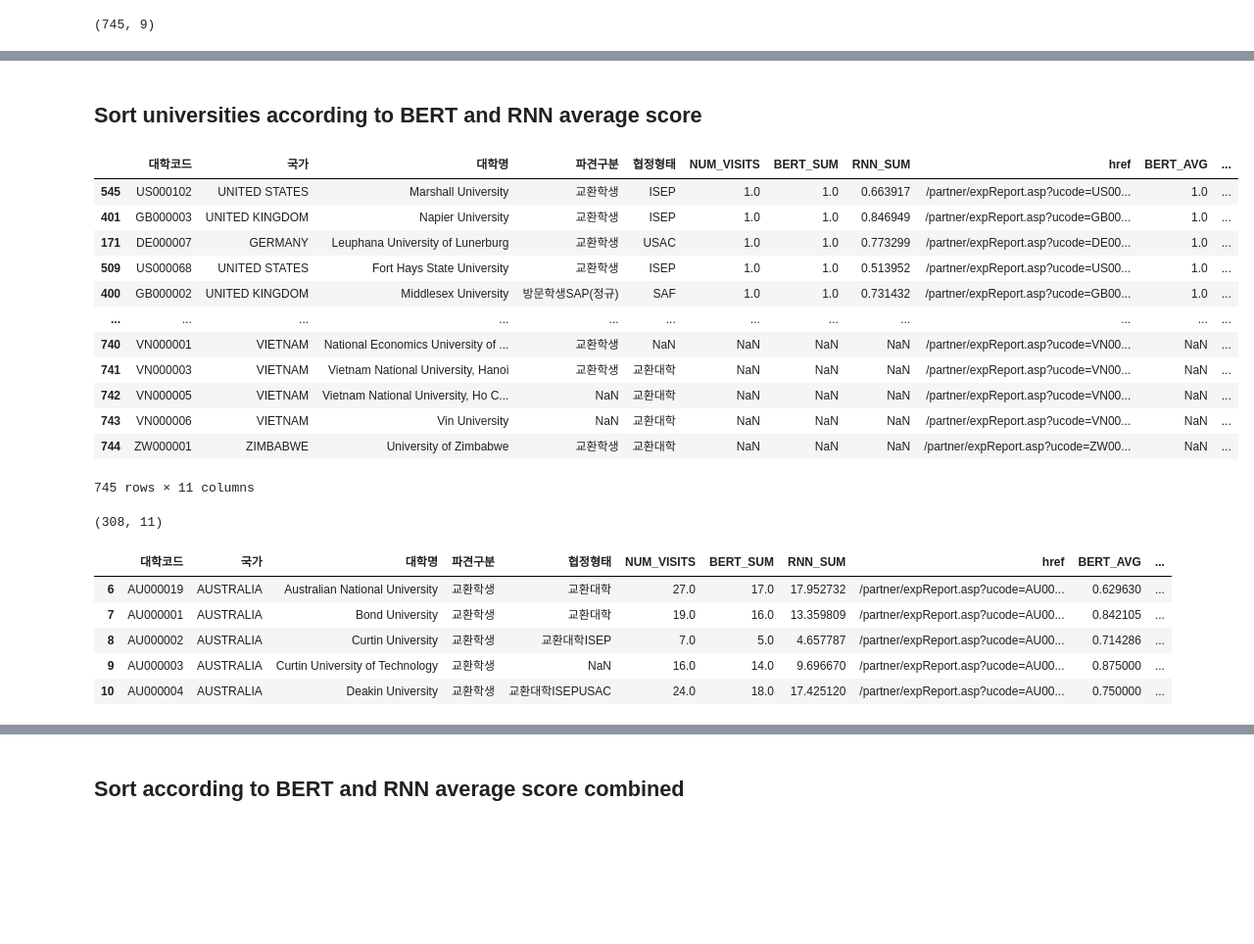
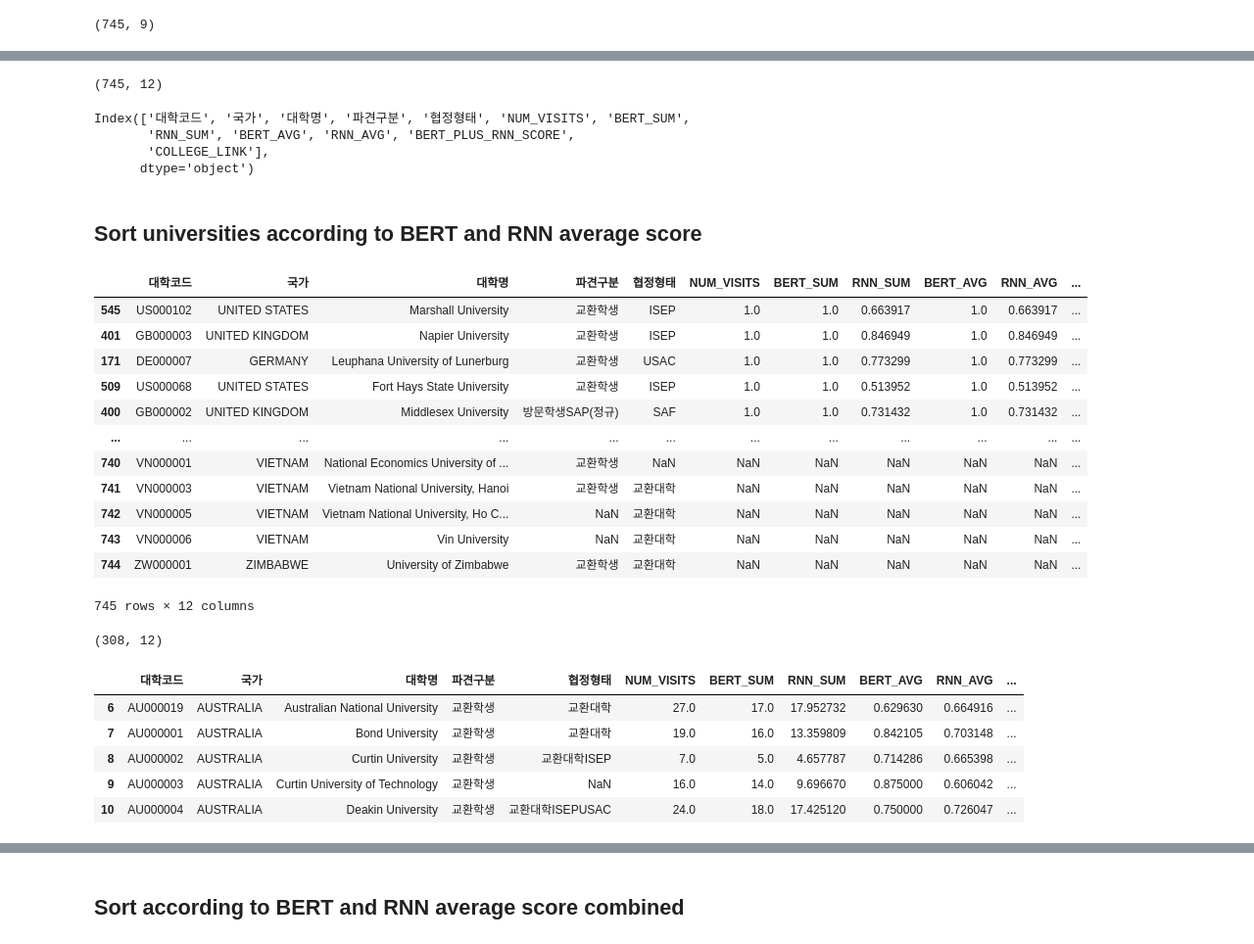
Before and after one commit to snoop2head/yonsei-exchange-program, a Jupyter notebook: wrangle_dataset.ipynb, the cells around one changed output, grey strips where cells are left out. Shown at 98% size. Drawn from its saved outputs; the diff is of its cells as text; code cells hidden in the pictures; blank space fills up the shorter version.

Commit message:
update college link and switch order of columns

```diff
--- a/wrangle_dataset.ipynb
+++ b/wrangle_dataset.ipynb
@@ -340,3 +309,7 @@ df_univ_wrangled = df_univ_wrangled.drop_duplicates()
 df_univ_wrangled.shape
 # %% [output]
 (745, 9)
+# %%
+df_univ_wrangled.rename(columns = {'href':'COLLEGE_LINK'}, inplace = True)
+# %%
+df_univ_wrangled["COLLEGE_LINK"] = "http://oia.yonsei.ac.kr" + df_univ_wrangled["COLLEGE_LINK"].astype(str)
@@ -342,0 +323,2 @@ df_univ_wrangled.shape
+# %%
+df_univ_wrangled = df_univ_wrangled[['대학코드', '국가', '대학명', '파견구분', '협정형태', 'NUM_VISITS', 'BERT_SUM', 'RNN_SUM', 'BERT_AVG', 'RNN_AVG','BERT_PLUS_RNN_SCORE', 'COLLEGE_LINK']]
@@ -343,3 +339,12 @@ df_univ_wrangled.shape
+# %%
+print(df_univ_wrangled.shape)
+df_univ_wrangled.columns
+# %% [output]
+(745, 12)
+Index(['대학코드', '국가', '대학명', '파견구분', '협정형태', 'NUM_VISITS', 'BERT_SUM',
+       'RNN_SUM', 'BERT_AVG', 'RNN_AVG', 'BERT_PLUS_RNN_SCORE',
+       'COLLEGE_LINK'],
+      dtype='object')
 # %%
 # export wrangled df abstract concat dataframe
 df_univ_wrangled.to_csv("./data_wrangled/df_univ_wrangled.csv",encoding="utf-8", index=False)
@@ -352,20 +353,19 @@ df_univ_wrangled["RNN_AVG"] = df_univ_wrangled["RNN_SUM"] / df_univ_wrangled["NU
 # %%
-df_univ_wrangled
 df_univ_wrangled.sort_values(["BERT_AVG"], ascending=False)
 # %% [output]
-|  | 대학코드 | 국가 | 대학명 | 파견구분 | 협정형태 | NUM_VISITS | BERT_SUM | RNN_SUM | href | BERT_AVG | ... |
-| 545 | US000102 | UNITED STATES | Marshall University | 교환학생 | ISEP | 1.0 | 1.0 | 0.663917 | /partner/expReport.asp?ucode=US00... | 1.0 | ... |
-| 401 | GB000003 | UNITED KINGDOM | Napier University | 교환학생 | ISEP | 1.0 | 1.0 | 0.846949 | /partner/expReport.asp?ucode=GB00... | 1.0 | ... |
-| 171 | DE000007 | GERMANY | Leuphana University of Lunerburg | 교환학생 | USAC | 1.0 | 1.0 | 0.773299 | /partner/expReport.asp?ucode=DE00... | 1.0 | ... |
-| 509 | US000068 | UNITED STATES | Fort Hays State University | 교환학생 | ISEP | 1.0 | 1.0 | 0.513952 | /partner/expReport.asp?ucode=US00... | 1.0 | ... |
-| 400 | GB000002 | UNITED KINGDOM | Middlesex University | 방문학생SAP(정규) | SAF | 1.0 | 1.0 | 0.731432 | /partner/expReport.asp?ucode=GB00... | 1.0 | ... |
+|  | 대학코드 | 국가 | 대학명 | 파견구분 | 협정형태 | NUM_VISITS | BERT_SUM | RNN_SUM | BERT_AVG | RNN_AVG | ... |
+| 545 | US000102 | UNITED STATES | Marshall University | 교환학생 | ISEP | 1.0 | 1.0 | 0.663917 | 1.0 | 0.663917 | ... |
+| 401 | GB000003 | UNITED KINGDOM | Napier University | 교환학생 | ISEP | 1.0 | 1.0 | 0.846949 | 1.0 | 0.846949 | ... |
+| 171 | DE000007 | GERMANY | Leuphana University of Lunerburg | 교환학생 | USAC | 1.0 | 1.0 | 0.773299 | 1.0 | 0.773299 | ... |
+| 509 | US000068 | UNITED STATES | Fort Hays State University | 교환학생 | ISEP | 1.0 | 1.0 | 0.513952 | 1.0 | 0.513952 | ... |
+| 400 | GB000002 | UNITED KINGDOM | Middlesex University | 방문학생SAP(정규) | SAF | 1.0 | 1.0 | 0.731432 | 1.0 | 0.731432 | ... |
 | ... | ... | ... | ... | ... | ... | ... | ... | ... | ... | ... | ... |
-| 740 | VN000001 | VIETNAM | National Economics University of ... | 교환학생 | NaN | NaN | NaN | NaN | /partner/expReport.asp?ucode=VN00... | NaN | ... |
-| 741 | VN000003 | VIETNAM | Vietnam National University, Hanoi | 교환학생 | 교환대학 | NaN | NaN | NaN | /partner/expReport.asp?ucode=VN00... | NaN | ... |
-| 742 | VN000005 | VIETNAM | Vietnam National University, Ho C... | NaN | 교환대학 | NaN | NaN | NaN | /partner/expReport.asp?ucode=VN00... | NaN | ... |
-| 743 | VN000006 | VIETNAM | Vin University | NaN | 교환대학 | NaN | NaN | NaN | /partner/expReport.asp?ucode=VN00... | NaN | ... |
-| 744 | ZW000001 | ZIMBABWE | University of Zimbabwe | 교환학생 | 교환대학 | NaN | NaN | NaN | /partner/expReport.asp?ucode=ZW00... | NaN | ... |
+| 740 | VN000001 | VIETNAM | National Economics University of ... | 교환학생 | NaN | NaN | NaN | NaN | NaN | NaN | ... |
+| 741 | VN000003 | VIETNAM | Vietnam National University, Hanoi | 교환학생 | 교환대학 | NaN | NaN | NaN | NaN | NaN | ... |
+| 742 | VN000005 | VIETNAM | Vietnam National University, Ho C... | NaN | 교환대학 | NaN | NaN | NaN | NaN | NaN | ... |
+| 743 | VN000006 | VIETNAM | Vin University | NaN | 교환대학 | NaN | NaN | NaN | NaN | NaN | ... |
+| 744 | ZW000001 | ZIMBABWE | University of Zimbabwe | 교환학생 | 교환대학 | NaN | NaN | NaN | NaN | NaN | ... |
-745 rows × 11 columns
+745 rows × 12 columns
 # %%
 # Looking at cases with enough number of visits
 NUMBER_OF_VISITS = 5
@@ -373,13 +373,13 @@ df_enough_visits = df_univ_wrangled.loc[df_univ_wrangled['NUM_VISITS'] >= NUMBER
 print(df_enough_visits.shape)
 df_enough_visits.head()
 # %% [output]
-(308, 11)
+(308, 12)
-|  | 대학코드 | 국가 | 대학명 | 파견구분 | 협정형태 | NUM_VISITS | BERT_SUM | RNN_SUM | href | BERT_AVG | ... |
-| 6 | AU000019 | AUSTRALIA | Australian National University | 교환학생 | 교환대학 | 27.0 | 17.0 | 17.952732 | /partner/expReport.asp?ucode=AU00... | 0.629630 | ... |
-| 7 | AU000001 | AUSTRALIA | Bond University | 교환학생 | 교환대학 | 19.0 | 16.0 | 13.359809 | /partner/expReport.asp?ucode=AU00... | 0.842105 | ... |
-| 8 | AU000002 | AUSTRALIA | Curtin University | 교환학생 | 교환대학ISEP | 7.0 | 5.0 | 4.657787 | /partner/expReport.asp?ucode=AU00... | 0.714286 | ... |
-| 9 | AU000003 | AUSTRALIA | Curtin University of Technology | 교환학생 | NaN | 16.0 | 14.0 | 9.696670 | /partner/expReport.asp?ucode=AU00... | 0.875000 | ... |
-| 10 | AU000004 | AUSTRALIA | Deakin University | 교환학생 | 교환대학ISEPUSAC | 24.0 | 18.0 | 17.425120 | /partner/expReport.asp?ucode=AU00... | 0.750000 | ... |
+|  | 대학코드 | 국가 | 대학명 | 파견구분 | 협정형태 | NUM_VISITS | BERT_SUM | RNN_SUM | BERT_AVG | RNN_AVG | ... |
+| 6 | AU000019 | AUSTRALIA | Australian National University | 교환학생 | 교환대학 | 27.0 | 17.0 | 17.952732 | 0.629630 | 0.664916 | ... |
+| 7 | AU000001 | AUSTRALIA | Bond University | 교환학생 | 교환대학 | 19.0 | 16.0 | 13.359809 | 0.842105 | 0.703148 | ... |
+| 8 | AU000002 | AUSTRALIA | Curtin University | 교환학생 | 교환대학ISEP | 7.0 | 5.0 | 4.657787 | 0.714286 | 0.665398 | ... |
+| 9 | AU000003 | AUSTRALIA | Curtin University of Technology | 교환학생 | NaN | 16.0 | 14.0 | 9.696670 | 0.875000 | 0.606042 | ... |
+| 10 | AU000004 | AUSTRALIA | Deakin University | 교환학생 | 교환대학ISEPUSAC | 24.0 | 18.0 | 17.425120 | 0.750000 | 0.726047 | ... |
 # %%
 df_enough_visits_sort = df_enough_visits.sort_values(by=["BERT_AVG"], ascending=False)
 df_enough_visits_sort.reset_index()
```
Also changed, not shown: parts of 15 cells of this notebook, 3 other files.
